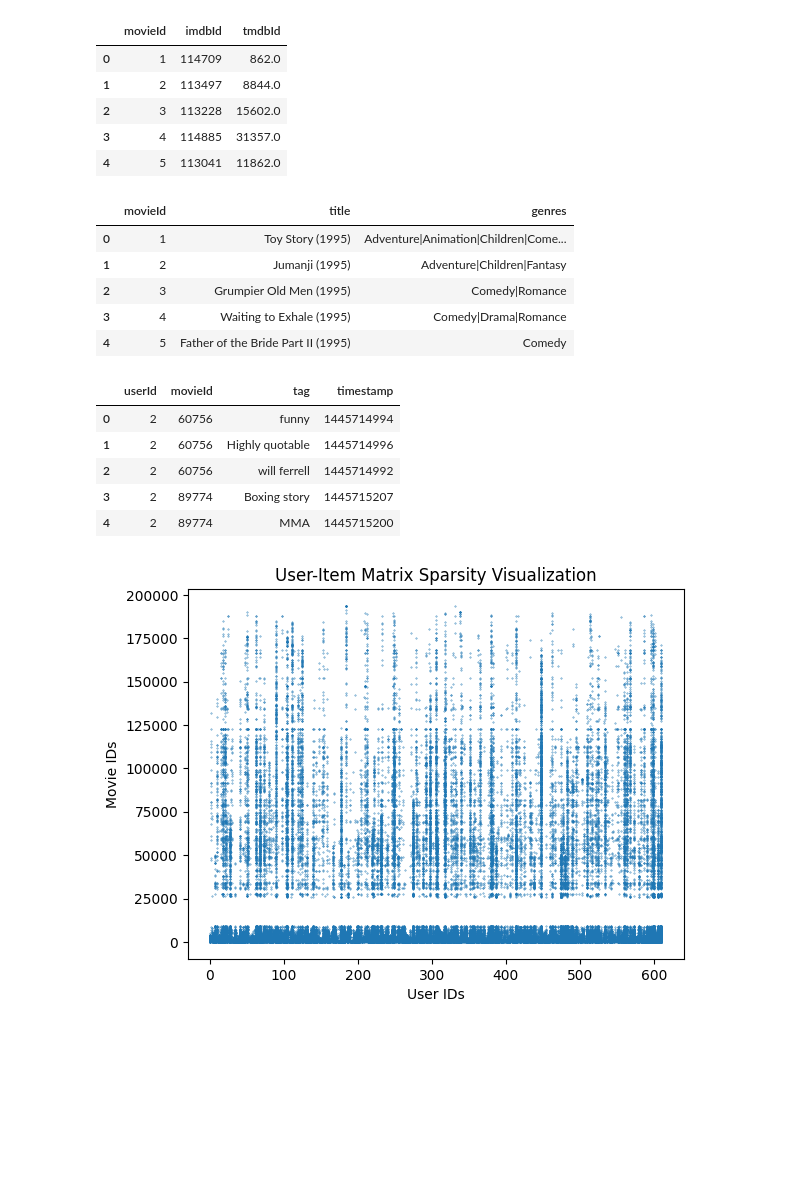
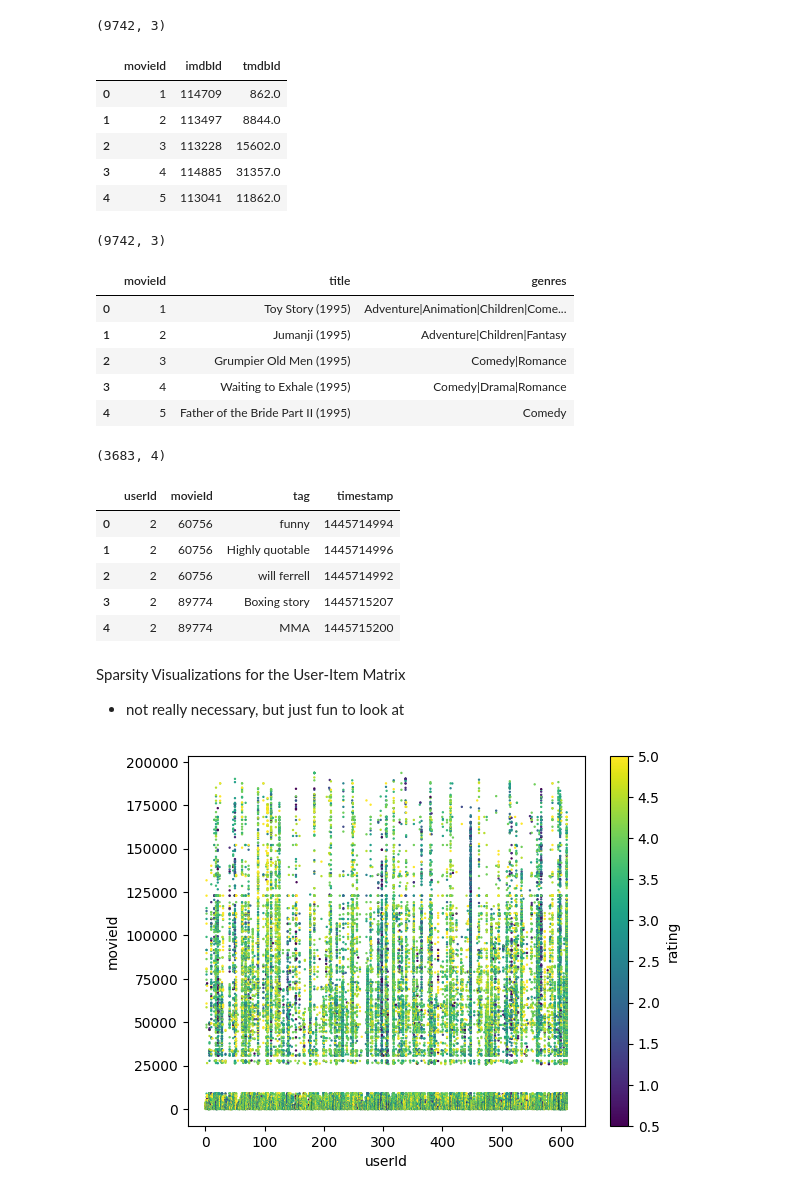
Before and after one commit to rishiso/fa22-recommendation, a Jupyter notebook: data_exploration.ipynb, the cells around one changed output. Drawn from its saved outputs; the diff is of its cells as text; code cells hidden in the pictures; blank space fills up the shorter version.

```diff
--- a/data_exploration.ipynb
+++ b/data_exploration.ipynb
@@ -17,8 +23,10 @@ ratings.head()
 | 3 | 1 | 47 | 5.0 | 964983815 |
 | 4 | 1 | 50 | 5.0 | 964982931 |
 # %%
+links.shape
 links.head()
 # %% [output]
+(9742, 3)
 |  | movieId | imdbId | tmdbId |
 | 0 | 1 | 114709 | 862.0 |
 | 1 | 2 | 113497 | 8844.0 |
@@ -26,8 +34,10 @@ links.head()
 | 3 | 4 | 114885 | 31357.0 |
 | 4 | 5 | 113041 | 11862.0 |
 # %%
+movies.shape
 movies.head()
 # %% [output]
+(9742, 3)
 |  | movieId | title | genres |
 | 0 | 1 | Toy Story (1995) | Adventure|Animation|Children|Come... |
 | 1 | 2 | Jumanji (1995) | Adventure|Children|Fantasy |
@@ -35,25 +45,20 @@ movies.head()
 | 3 | 4 | Waiting to Exhale (1995) | Comedy|Drama|Romance |
 | 4 | 5 | Father of the Bride Part II (1995) | Comedy |
 # %%
+tags.shape
 tags.head()
 # %% [output]
+(3683, 4)
 |  | userId | movieId | tag | timestamp |
 | 0 | 2 | 60756 | funny | 1445714994 |
 | 1 | 2 | 60756 | Highly quotable | 1445714996 |
 | 2 | 2 | 60756 | will ferrell | 1445714992 |
 | 3 | 2 | 89774 | Boxing story | 1445715207 |
 | 4 | 2 | 89774 | MMA | 1445715200 |
-# %%
-fig, ax = plt.subplots()
-
-ratings_userId = ratings.loc[:, "userId"]
-ratings_movieId = ratings.loc[:, "movieId"]
-
-plt.title("User-Item Matrix Sparsity Visualization")
-plt.xlabel("User IDs")
-plt.ylabel("Movie IDs")
-
-ax.scatter(ratings_userId, ratings_movieId, s=0.1)
-plt.show()
-# %% [output]
-[figure, removed]
+# %% [markdown]
+Sparsity Visualizations for the User-Item Matrix
+- not really necessary, but just fun to look at
+# %%
+sv1 = ratings.plot.scatter(x="userId", y="movieId",  c="rating", s = 0.5)
+# %% [output]
+[figure, added]
```
Also changed, not shown: parts of 11 cells of this notebook.
